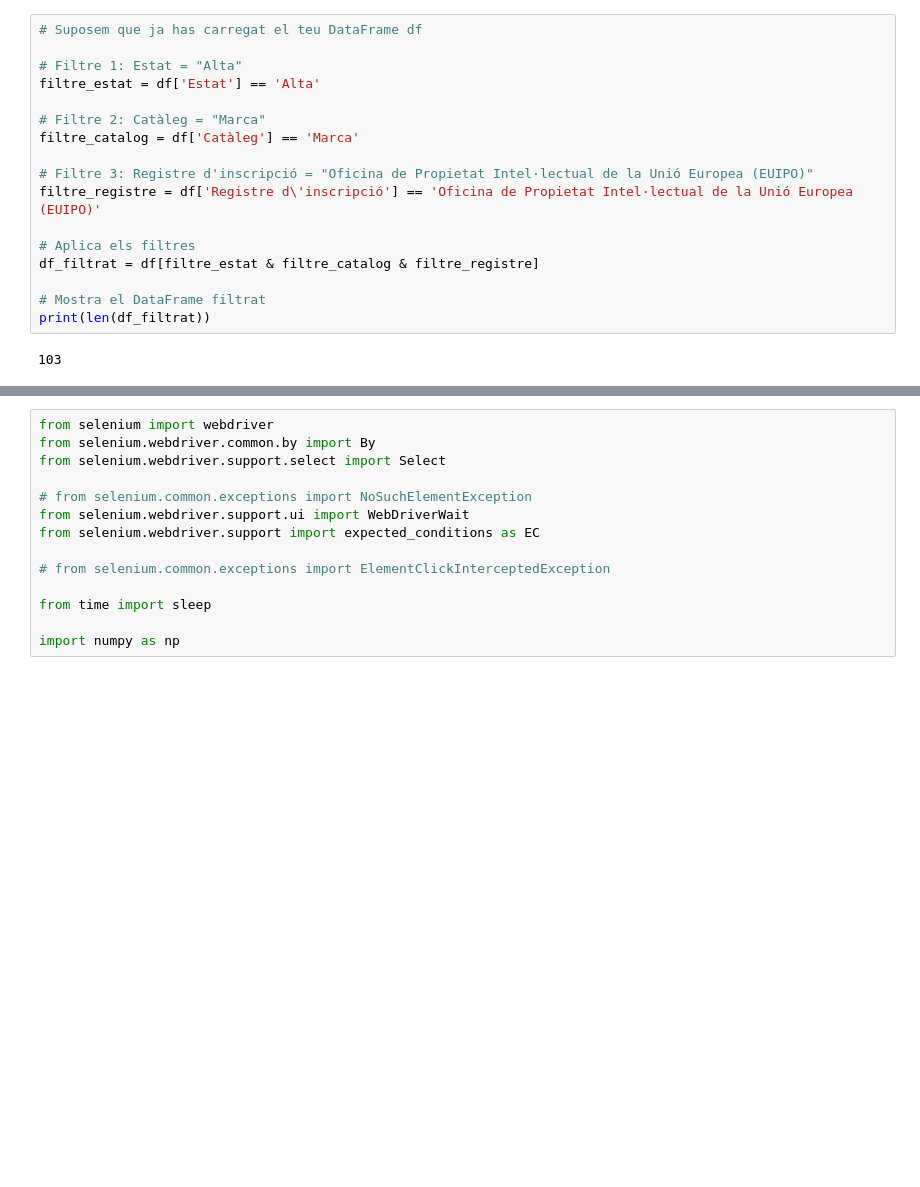
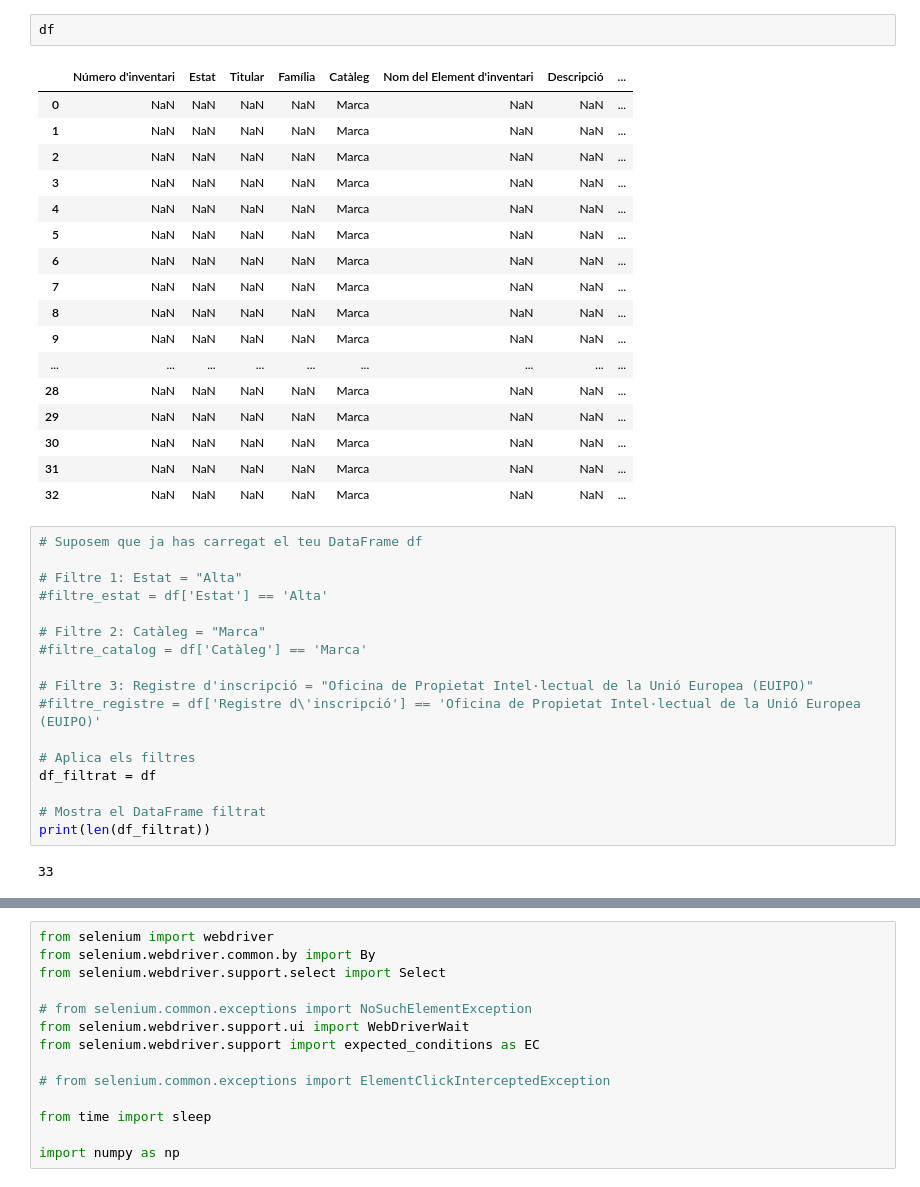
Before and after one commit to rogroc/idi, a Jupyter notebook: marques_euipo_colab.ipynb, the cells around one changed output, grey strips where cells are left out. Cells and saved outputs as stored; diff of their text form; blank space fills up the shorter version.

```diff
--- a/marques_euipo_colab.ipynb
+++ b/marques_euipo_colab.ipynb
@@ -16,22 +16,42 @@ Saving Inventaridedretsimmaterials-Datesdevigència (10).xlsx to Inventaridedret
+# %%
+df
+# %% [output]
+|  | Número d'inventari | Estat | Titular | Família | Catàleg | Nom del Element d'inventari | Descripció | ... |
+| 0 | NaN | NaN | NaN | NaN | Marca | NaN | NaN | ... |
+| 1 | NaN | NaN | NaN | NaN | Marca | NaN | NaN | ... |
+| 2 | NaN | NaN | NaN | NaN | Marca | NaN | NaN | ... |
+| 3 | NaN | NaN | NaN | NaN | Marca | NaN | NaN | ... |
+| 4 | NaN | NaN | NaN | NaN | Marca | NaN | NaN | ... |
+| 5 | NaN | NaN | NaN | NaN | Marca | NaN | NaN | ... |
+| 6 | NaN | NaN | NaN | NaN | Marca | NaN | NaN | ... |
+| 7 | NaN | NaN | NaN | NaN | Marca | NaN | NaN | ... |
+| 8 | NaN | NaN | NaN | NaN | Marca | NaN | NaN | ... |
+| 9 | NaN | NaN | NaN | NaN | Marca | NaN | NaN | ... |
+| ... | ... | ... | ... | ... | ... | ... | ... | ... |
+| 28 | NaN | NaN | NaN | NaN | Marca | NaN | NaN | ... |
+| 29 | NaN | NaN | NaN | NaN | Marca | NaN | NaN | ... |
+| 30 | NaN | NaN | NaN | NaN | Marca | NaN | NaN | ... |
+| 31 | NaN | NaN | NaN | NaN | Marca | NaN | NaN | ... |
+| 32 | NaN | NaN | NaN | NaN | Marca | NaN | NaN | ... |
 # %%
 # Suposem que ja has carregat el teu DataFrame df
 
 # Filtre 1: Estat = "Alta"
-filtre_estat = df['Estat'] == 'Alta'
+#filtre_estat = df['Estat'] == 'Alta'
 
 # Filtre 2: Catàleg = "Marca"
-filtre_catalog = df['Catàleg'] == 'Marca'
+#filtre_catalog = df['Catàleg'] == 'Marca'
 
 # Filtre 3: Registre d'inscripció = "Oficina de Propietat Intel·lectual de la Unió Europea (EUIPO)"
-filtre_registre = df['Registre d\'inscripció'] == 'Oficina de Propietat Intel·lectual de la Unió Europea (EUIPO)'
+#filtre_registre = df['Registre d\'inscripció'] == 'Oficina de Propietat Intel·lectual de la Unió Europea (EUIPO)'
 
 # Aplica els filtres
-df_filtrat = df[filtre_estat & filtre_catalog & filtre_registre]
+df_filtrat = df
 
 # Mostra el DataFrame filtrat
 print(len(df_filtrat))
 # %% [output]
-103
+33
 # %%
 !pip install xlsxwriter
 # %% [output]
```
Also changed, not shown: parts of 10 cells of this notebook.
